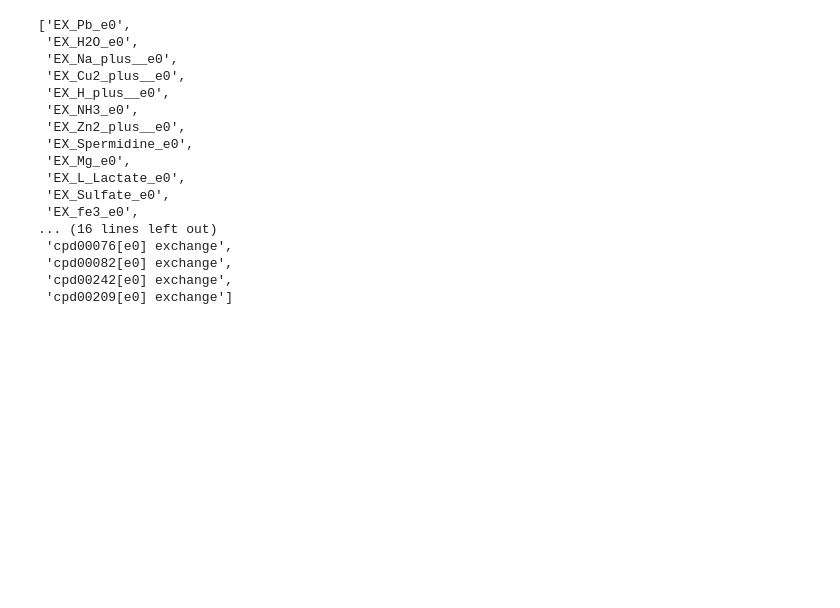
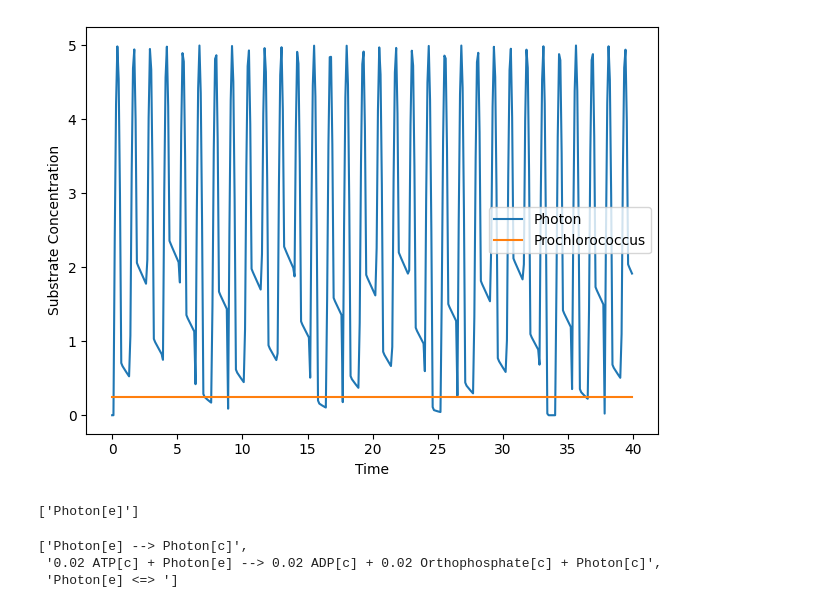
Before and after one commit to vivarium-collective/cdFBA, a Jupyter notebook: Notebooks/Diurnal Cycle.ipynb, the cells around one changed output. Drawn from its saved outputs; the diff is of its cells as text; code cells hidden in the pictures; blank space fills up the shorter version.

```diff
--- a/Notebooks/Diurnal Cycle.ipynb
+++ b/Notebooks/Diurnal Cycle.ipynb
@@ -16 +95,39 @@ from pprint import pprint
+# %%
+sim = Composite(
+    {
+        "state": spec,
+    },
+    core=core
+)
+# %%
+#run simulation
+sim.run(40)
+# %%
+#gather results
+results = gather_emitter_results(sim)[('emitter',)]
+# %%
+#extract time-series data
+timepoints = []
+for timepoint in results:
+    time = timepoint.pop('global_time')
+    timepoints.append(time)
+env = [timepoint['shared_environment']['concentrations'] for timepoint in results]
+env_combined = {}
+for d in env:
+    for key, value in d.items():
+        if key not in env_combined:
+            env_combined[key] = []
+        env_combined[key].append(value)
+# %%
+#plot results for biomass
+fig, ax = plt.subplots(dpi=100)
+for key, value in env_combined.items():
+    ax.plot(timepoints, env_combined[key], label=key)
+plt.xlabel('Time')
+plt.ylabel('Substrate Concentration')
+plt.legend()
+plt.tight_layout()
+plt.show()
+# %% [output]
+[figure, added]
 # %%
@@ -18,20 +135,10 @@ model = model_from_file("iRS840.xml")
+# %%
+[met.id for met in model.reactions.get_by_id("LightEX").metabolites]
+# %% [output]
+['Photon[e]']
 # %%
-[reaction.name for reaction in model.exchanges]
+[reaction.reaction for reaction in model.metabolites.get_by_id("Photon[e]").reactions]
 # %% [output]
-['EX_Pb_e0',
- 'EX_H2O_e0',
- 'EX_Na_plus__e0',
- 'EX_Cu2_plus__e0',
- 'EX_H_plus__e0',
- 'EX_NH3_e0',
- 'EX_Zn2_plus__e0',
- 'EX_Spermidine_e0',
- 'EX_Mg_e0',
- 'EX_L_Lactate_e0',
- 'EX_Sulfate_e0',
- 'EX_fe3_e0',
-... (16 lines left out)
- 'cpd00076[e0] exchange',
- 'cpd00082[e0] exchange',
- 'cpd00242[e0] exchange',
- 'cpd00209[e0] exchange']
+['Photon[e] --> Photon[c]',
+ '0.02 ATP[c] + Photon[e] --> 0.02 ADP[c] + 0.02 Orthophosphate[c] + Photon[c]',
+ 'Photon[e] <=> ']
```
Also changed, not shown: parts of 5 cells of this notebook, 9 other files.
